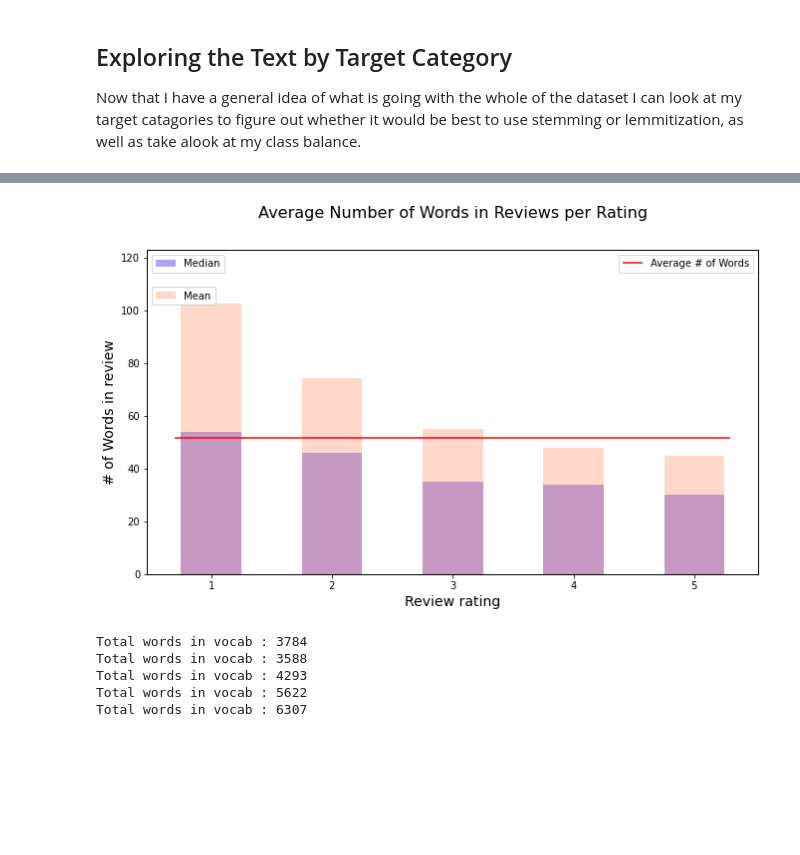
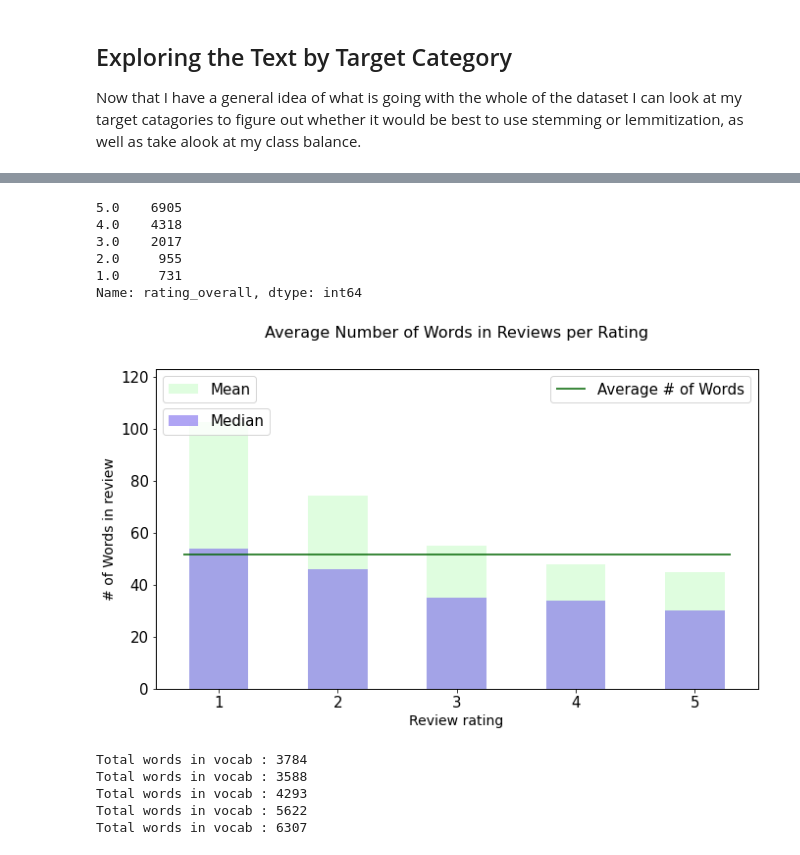
Before and after one commit to DataOnATangent/Glassdoor_NLP, a Jupyter notebook: preprocessing_eda/preprocessing2_eda_text.ipynb, the cells around one changed output, grey strips where cells are left out. Cells and saved outputs as stored; diff of their text form; code cells hidden in the pictures; blank space fills up the shorter version.

```diff
--- a/preprocessing_eda/preprocessing2_eda_text.ipynb
+++ b/preprocessing_eda/preprocessing2_eda_text.ipynb
@@ -231,0 +222,20 @@ df.rating_overall.value_counts().plot(kind='pie', labels=['Rating 5', 'Rating 4'
+# %%
+# Pie chart
+labels = ['Rating 5', 'Rating 4', 'Rating 3', 'Rating 2', 'Rating 1']
+sizes = df.rating_overall.value_counts()
+# only "explode" the 2nd slice (i.e. 'Hogs')
+explode = (0, 0.1, 0, 0)
+#add colors
+colors = ['palegreen','blueviolet','chartreuse','yellow', 'mediumslateblue']
+fig1, ax1 = plt.subplots(figsize=(20,10))
+ax1.pie(sizes, labels=labels, colors=colors, autopct='%1.1f%%',
+        shadow=True, startangle=90
+       )
+import matplotlib as mpl
+mpl.rcParams['font.size'] = 15
+# Equal aspect ratio ensures that pie is drawn as a circle
+ax1.axis('equal')
+plt.tight_layout()
+plt.title('Percentage of Ratings', fontsize=20)
+plt.savefig('rating_dist_donut.png')
+plt.show();
@@ -232,35 +244,44 @@ df.rating_overall.value_counts().plot(kind='pie', labels=['Rating 5', 'Rating 4'
+# %%
+df.rating_overall.value_counts()
+# %% [output]
+5.0    6905
+4.0    4318
+3.0    2017
+2.0     955
+1.0     731
+Name: rating_overall, dtype: int64
 # %%
 #Look at the average number of words by rating cat
 mean = df[['rating_overall', 'words']].groupby('rating_overall')['words'].mean()
 median = df[['rating_overall', 'words']].groupby('rating_overall')['words'].median()
 mean_data = df.words.mean()
 
 score = np.arange(1,6)
 fig, ax = plt.subplots(figsize=(11,6))
 ax2 = ax.twinx() #set ax2 on same x axis as ax
 ax3 = ax.twinx() #same as above, for hline
 width = 0.5
-ax.bar(x=score, height=median, width=width,
+ax2.bar(x=score, height=median, width=width,
        label="Median", color="mediumslateblue", alpha=0.6)
-ax2.bar(x=score, height=mean, width=width,
-        label="Mean", color="coral", alpha=0.3)
-ax3.hlines(mean_data, .7 ,5.3, colors="red", label="Average # of Words")
+ax.bar(x=score, height=mean, width=width,
+        label="Mean", color="palegreen", alpha=0.3)
+ax3.hlines(mean_data, .7 ,5.3, colors="darkgreen", label="Average # of Words")
 ax.set_ylim(0,1.2*mean.max())
 ax2.set_ylim(0,1.2*mean.max())
 ax3.set_ylim(0,1.2*mean.max())
 ax2.yaxis.set_visible(False) #hide the 2nd axis
 ax3.yaxis.set_visible(False)
 ax.legend(bbox_to_anchor=(0,0,1,1), loc="upper left")
 ax2.legend(bbox_to_anchor=(0,-.1,1,1), loc="upper left")
 ax3.legend(bbox_to_anchor=(0,0,1,1), loc="upper right")
 ax.set_ylabel("# of Words in review", size=14)
 ax.set_xlabel("Review rating", size=14)
 plt.title("Average Number of Words in Reviews per Rating", size=16, y=1.08)
 plt.legend()
-#plt.savefig('avg_word_rating.png')
+plt.savefig('avg_word_rating.png')
 plt.show();
 # %% [output]
-[figure, old version]
+[figure, new version]
 # %%
 #Create dataframes for each rating using stem catagory
 corpus_1 = df[df['rating_overall']==1.]
```
Also changed, not shown: parts of 3 cells of this notebook, 11 other files.
